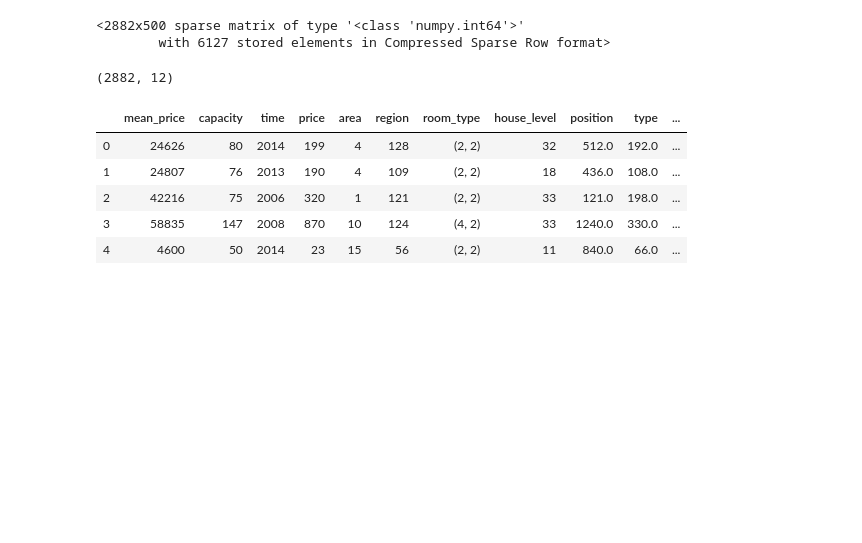
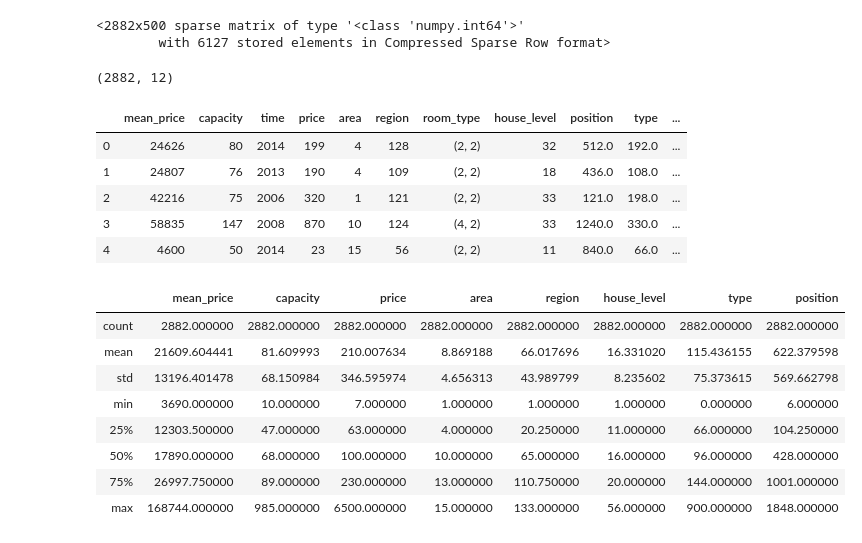
Before and after one commit to carlos121493/training_hz_house, a Jupyter notebook: data.ipynb, the cells around one changed output. Cells and saved outputs as stored; diff of their text form; code cells hidden in the pictures; blank space fills up the shorter version.

Commit message:
fix: add position col before reset final data index

```diff
--- a/data.ipynb
+++ b/data.ipynb
@@ -246,3 +258,20 @@ final_data.head()
 | 2 | 42216 | 75 | 2006 | 320 | 1 | 121 | (2, 2) | 33 | 121.0 | 198.0 | ... |
 | 3 | 58835 | 147 | 2008 | 870 | 10 | 124 | (4, 2) | 33 | 1240.0 | 330.0 | ... |
 | 4 | 4600 | 50 | 2014 | 23 | 15 | 56 | (2, 2) | 11 | 840.0 | 66.0 | ... |
+# %%
+final_data = final_data.reset_index(drop=True)
+final_data = final_data.drop(['position'], axis=1)
+# %%
+final_data['position'] = pos_df['position']
+# %%
+final_data.describe()
+# %% [output]
+|  | mean_price | capacity | price | area | region | house_level | type | position |
+| count | 2882.000000 | 2882.000000 | 2882.000000 | 2882.000000 | 2882.000000 | 2882.000000 | 2882.000000 | 2882.000000 |
+| mean | 21609.604441 | 81.609993 | 210.007634 | 8.869188 | 66.017696 | 16.331020 | 115.436155 | 622.379598 |
+| std | 13196.401478 | 68.150984 | 346.595974 | 4.656313 | 43.989799 | 8.235602 | 75.373615 | 569.662798 |
+| min | 3690.000000 | 10.000000 | 7.000000 | 1.000000 | 1.000000 | 1.000000 | 0.000000 | 6.000000 |
+| 25% | 12303.500000 | 47.000000 | 63.000000 | 4.000000 | 20.250000 | 11.000000 | 66.000000 | 104.250000 |
+| 50% | 17890.000000 | 68.000000 | 100.000000 | 10.000000 | 65.000000 | 16.000000 | 96.000000 | 428.000000 |
+| 75% | 26997.750000 | 89.000000 | 230.000000 | 13.000000 | 110.750000 | 20.000000 | 144.000000 | 1001.000000 |
+| max | 168744.000000 | 985.000000 | 6500.000000 | 15.000000 | 133.000000 | 56.000000 | 900.000000 | 1848.000000 |
```
Also changed, not shown: parts of 3 cells of this notebook, 1 other file.
